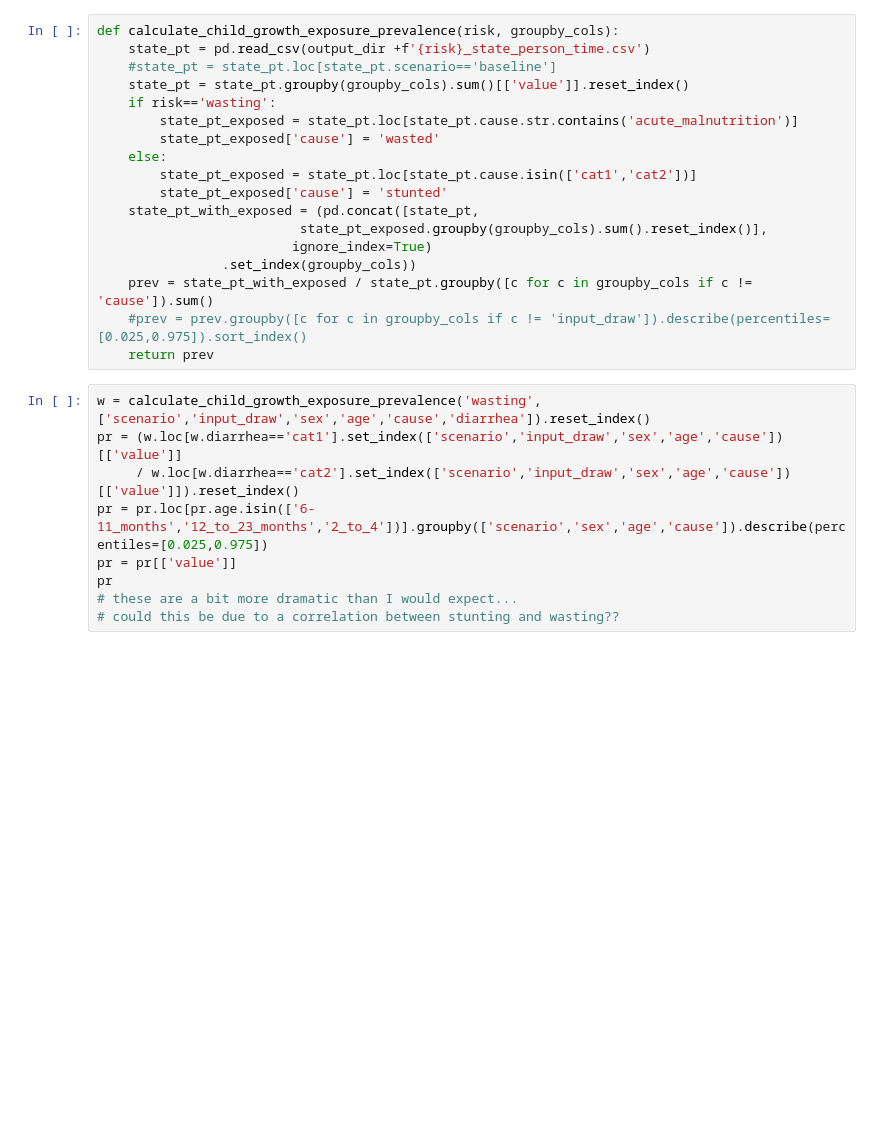
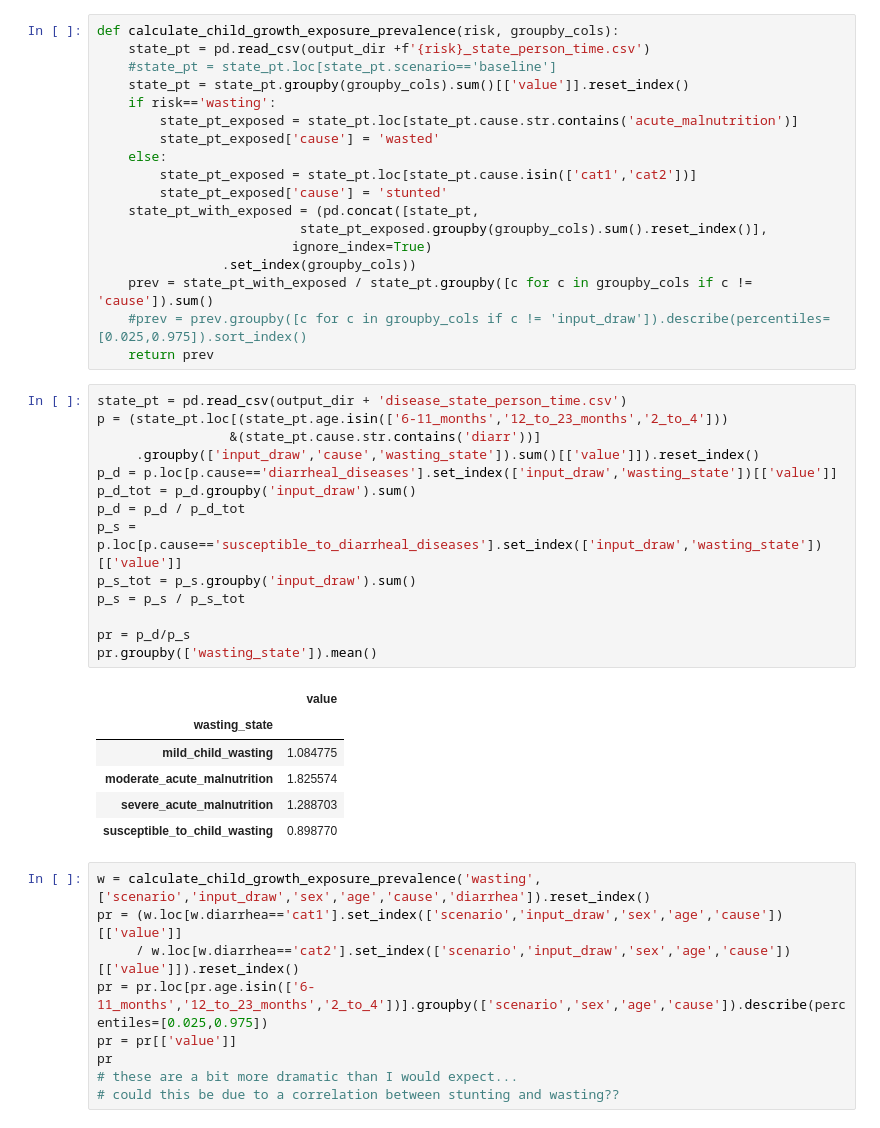
Before and after one commit to ihmeuw/vivarium_research_ciff_sam, a Jupyter notebook: model_validation/model6/model_6.0.1_vicious_cycle_effect_verification.ipynb, the cells around one changed output. Cells and saved outputs as stored; diff of their text form; blank space fills up the shorter version.

```diff
--- a/model_validation/model6/model_6.0.1_vicious_cycle_effect_verification.ipynb
+++ b/model_validation/model6/model_6.0.1_vicious_cycle_effect_verification.ipynb
@@ -59,6 +59,27 @@ def calculate_child_growth_exposure_prevalence(risk, groupby_cols):
     prev = state_pt_with_exposed / state_pt.groupby([c for c in groupby_cols if c != 'cause']).sum()
     #prev = prev.groupby([c for c in groupby_cols if c != 'input_draw']).describe(percentiles=[0.025,0.975]).sort_index()
     return prev
+# %%
+state_pt = pd.read_csv(output_dir + 'disease_state_person_time.csv')
+p = (state_pt.loc[(state_pt.age.isin(['6-11_months','12_to_23_months','2_to_4']))
+                 &(state_pt.cause.str.contains('diarr'))]
+     .groupby(['input_draw','cause','wasting_state']).sum()[['value']]).reset_index()
+p_d = p.loc[p.cause=='diarrheal_diseases'].set_index(['input_draw','wasting_state'])[['value']]
+p_d_tot = p_d.groupby('input_draw').sum()
+p_d = p_d / p_d_tot
+p_s = p.loc[p.cause=='susceptible_to_diarrheal_diseases'].set_index(['input_draw','wasting_state'])[['value']]
+p_s_tot = p_s.groupby('input_draw').sum()
+p_s = p_s / p_s_tot
+
+pr = p_d/p_s
+pr.groupby(['wasting_state']).mean()
+# %% [output]
+|  | value |
+| wasting_state |  |
+| mild_child_wasting | 1.084775 |
+| moderate_acute_malnutrition | 1.825574 |
+| severe_acute_malnutrition | 1.288703 |
+| susceptible_to_child_wasting | 0.898770 |
 # %%
 w = calculate_child_growth_exposure_prevalence('wasting', ['scenario','input_draw','sex','age','cause','diarrhea']).reset_index()
 pr = (w.loc[w.diarrhea=='cat1'].set_index(['scenario','input_draw','sex','age','cause'])[['value']]
```
Also changed, not shown: parts of 1 cell of this notebook, 4 other files.
